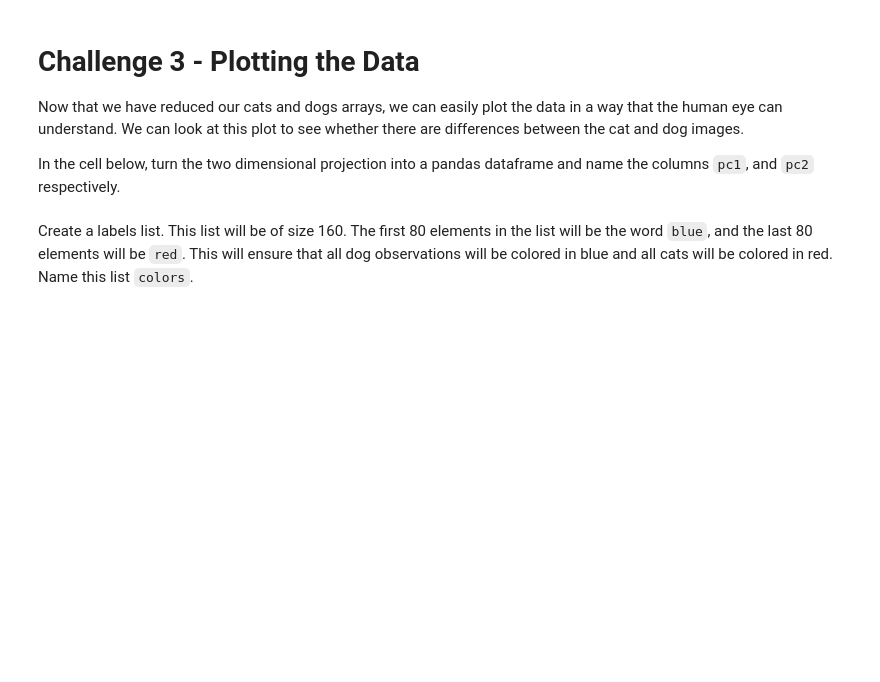
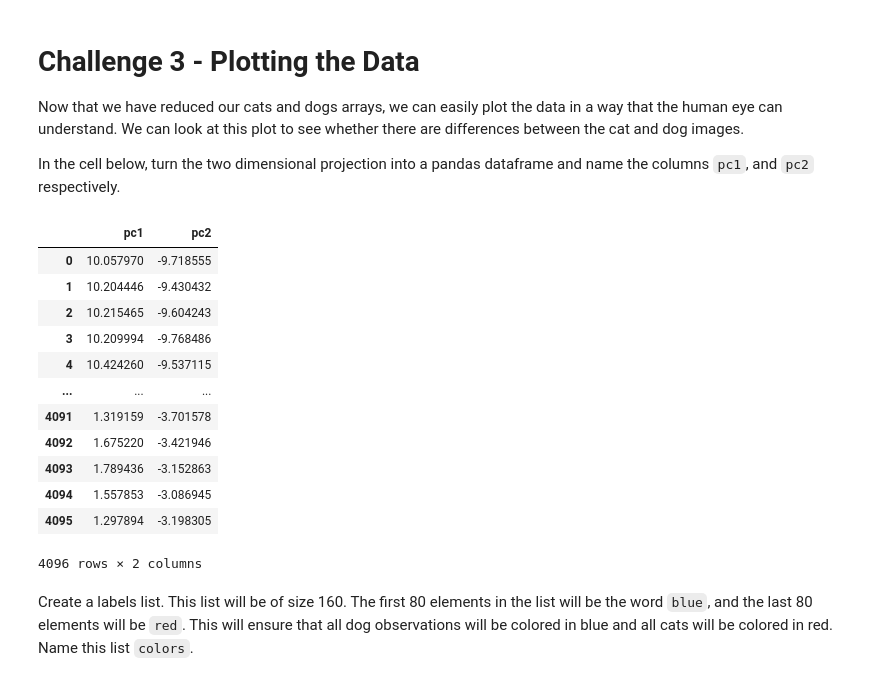
Before and after one commit to bmedm/datamad0820, a Jupyter notebook: module-2/lab-pca/your-code/main.ipynb, the cells around one changed output. Drawn from its saved outputs; the diff is of its cells as text; code cells hidden in the pictures; blank space fills up the shorter version.

```diff
--- a/module-2/lab-pca/your-code/main.ipynb
+++ b/module-2/lab-pca/your-code/main.ipynb
@@ -84,10 +92,12 @@ def standardize(x):
 Now, use the `np.concatenate` function to combine the cats and dogs arrays. Use `axis=1` to combine the two correctly. Make sure to put dogs first.
 # %%
 # Your code here:
+concatenate=np.concatenate((dogs,cats),axis=1)
 # %% [markdown]
 Standardize the concatenated array below.
 # %%
 # Your code here:
+conc_std=standardize(concatenate)
 # %% [markdown]
 # Challenge 2 - Using PCA
 
@@ -103,0 +113,7 @@ Use `numpy` to find to transpose the standardized pet array. This will help us c
+# %%
+# Your code here:
+
+pca = PCA(n_components=2)
+data2d = pca.fit_transform(conc_std)
+print(data2d.shape)
+print(data2d)
@@ -105,3 +130,6 @@ Use `numpy` to find to transpose the standardized pet array. This will help us c
 Find the dot product of the transposed standardized pet matrix and the `factors` of the `PCA` model found above. This will be the projection onto 2 dimensions. This means that each cat and dog image will now only have two columns instead of 4096.
 # %%
 # Your code here:
+data=data2d.transpose()
+
+data.shape
@@ -116,2 +144,22 @@ In the cell below, turn the two dimensional projection into a pandas dataframe a
+# %%
+# Your code here:
+
+df = pd.DataFrame(data.T)
+df.columns=["pc1","pc2"]
+df
+# %% [output]
+|  | pc1 | pc2 |
+| 0 | 10.057970 | -9.718555 |
+| 1 | 10.204446 | -9.430432 |
+| 2 | 10.215465 | -9.604243 |
+| 3 | 10.209994 | -9.768486 |
+| 4 | 10.424260 | -9.537115 |
+| ... | ... | ... |
+| 4091 | 1.319159 | -3.701578 |
+| 4092 | 1.675220 | -3.421946 |
+| 4093 | 1.789436 | -3.152863 |
+| 4094 | 1.557853 | -3.086945 |
+| 4095 | 1.297894 | -3.198305 |
+4096 rows × 2 columns
 # %% [markdown]
 Create a labels list. This list will be of size 160. The first 80 elements in the list will be the word `blue`, and the last 80 elements will be `red`. This will ensure that all dog observations will be colored in blue and all cats will be colored in red. Name this list `colors`.
```
Also changed, not shown: parts of 10 cells of this notebook.
